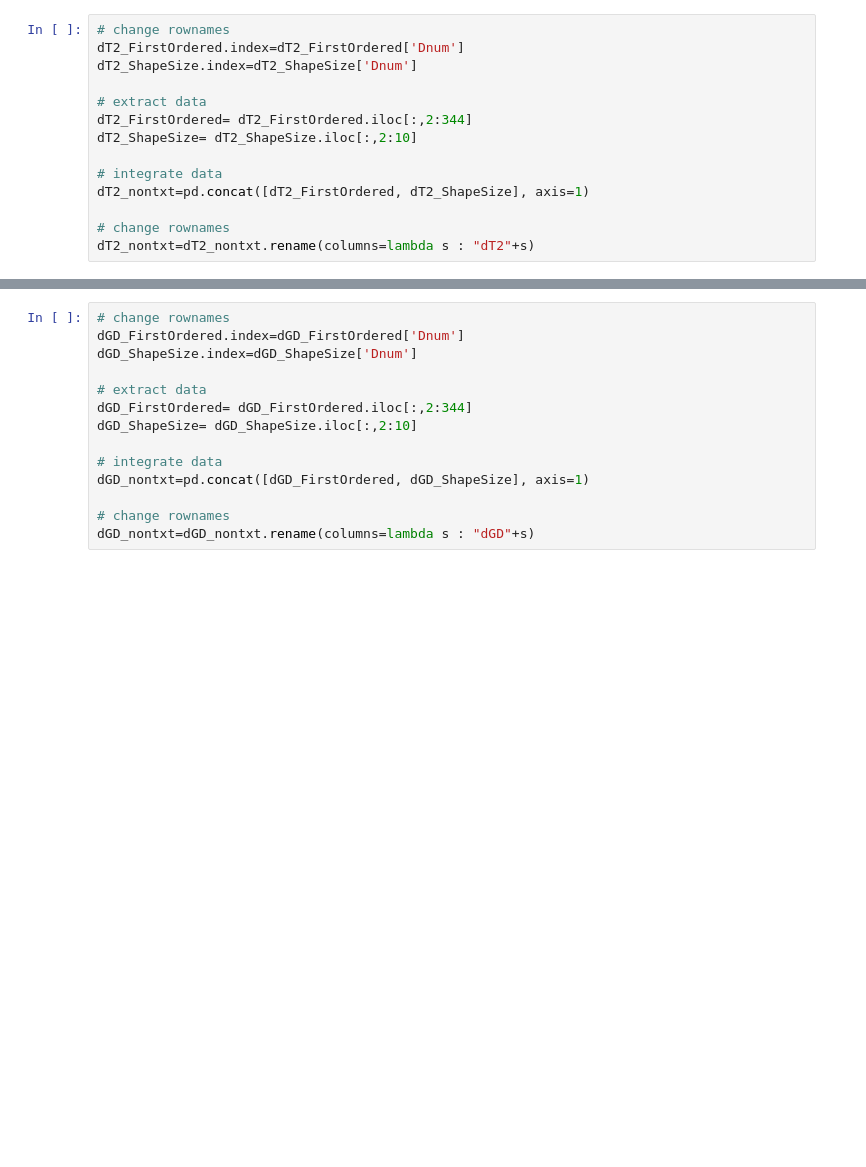
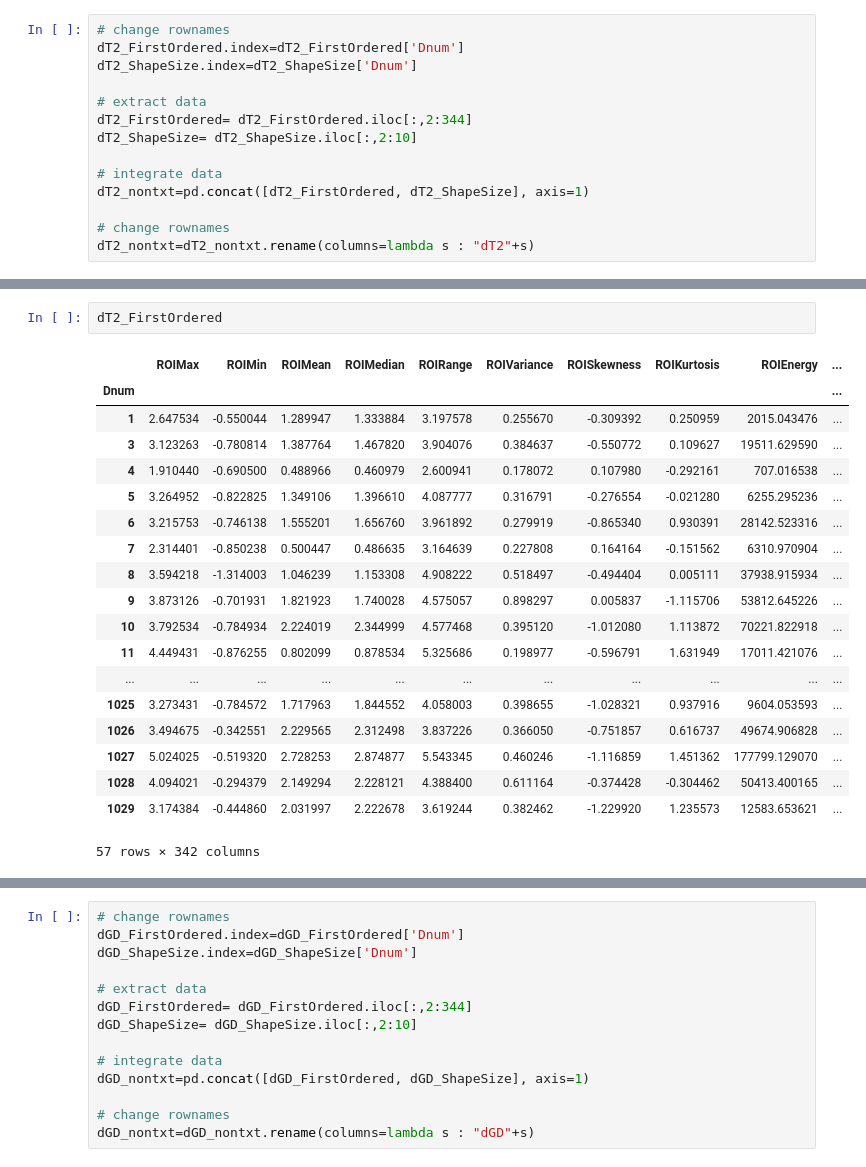
Before and after one commit to satoc1907/Radiomics_Chordoma_and_Chondrosarcoma, a Jupyter notebook: jupyter/Feature_selection.ipynb.ipynb, the cells around one changed output, grey strips where cells are left out. Cells and saved outputs as stored; diff of their text form; blank space fills up the shorter version.

```diff
--- a/jupyter/Feature_selection.ipynb.ipynb
+++ b/jupyter/Feature_selection.ipynb.ipynb
@@ -184,0 +396,22 @@ dT2_nontxt=dT2_nontxt.rename(columns=lambda s : "dT2"+s)
+# %%
+dT2_FirstOrdered
+# %% [output]
+|  | ROIMax | ROIMin | ROIMean | ROIMedian | ROIRange | ROIVariance | ROISkewness | ROIKurtosis | ROIEnergy | ... |
+| Dnum |  |  |  |  |  |  |  |  |  | ... |
+| 1 | 2.647534 | -0.550044 | 1.289947 | 1.333884 | 3.197578 | 0.255670 | -0.309392 | 0.250959 | 2015.043476 | ... |
+| 3 | 3.123263 | -0.780814 | 1.387764 | 1.467820 | 3.904076 | 0.384637 | -0.550772 | 0.109627 | 19511.629590 | ... |
+| 4 | 1.910440 | -0.690500 | 0.488966 | 0.460979 | 2.600941 | 0.178072 | 0.107980 | -0.292161 | 707.016538 | ... |
+| 5 | 3.264952 | -0.822825 | 1.349106 | 1.396610 | 4.087777 | 0.316791 | -0.276554 | -0.021280 | 6255.295236 | ... |
+| 6 | 3.215753 | -0.746138 | 1.555201 | 1.656760 | 3.961892 | 0.279919 | -0.865340 | 0.930391 | 28142.523316 | ... |
+| 7 | 2.314401 | -0.850238 | 0.500447 | 0.486635 | 3.164639 | 0.227808 | 0.164164 | -0.151562 | 6310.970904 | ... |
+| 8 | 3.594218 | -1.314003 | 1.046239 | 1.153308 | 4.908222 | 0.518497 | -0.494404 | 0.005111 | 37938.915934 | ... |
+| 9 | 3.873126 | -0.701931 | 1.821923 | 1.740028 | 4.575057 | 0.898297 | 0.005837 | -1.115706 | 53812.645226 | ... |
+| 10 | 3.792534 | -0.784934 | 2.224019 | 2.344999 | 4.577468 | 0.395120 | -1.012080 | 1.113872 | 70221.822918 | ... |
+| 11 | 4.449431 | -0.876255 | 0.802099 | 0.878534 | 5.325686 | 0.198977 | -0.596791 | 1.631949 | 17011.421076 | ... |
+| ... | ... | ... | ... | ... | ... | ... | ... | ... | ... | ... |
+| 1025 | 3.273431 | -0.784572 | 1.717963 | 1.844552 | 4.058003 | 0.398655 | -1.028321 | 0.937916 | 9604.053593 | ... |
+| 1026 | 3.494675 | -0.342551 | 2.229565 | 2.312498 | 3.837226 | 0.366050 | -0.751857 | 0.616737 | 49674.906828 | ... |
+| 1027 | 5.024025 | -0.519320 | 2.728253 | 2.874877 | 5.543345 | 0.460246 | -1.116859 | 1.451362 | 177799.129070 | ... |
+| 1028 | 4.094021 | -0.294379 | 2.149294 | 2.228121 | 4.388400 | 0.611164 | -0.374428 | -0.304462 | 50413.400165 | ... |
+| 1029 | 3.174384 | -0.444860 | 2.031997 | 2.222678 | 3.619244 | 0.382462 | -1.229920 | 1.235573 | 12583.653621 | ... |
+57 rows × 342 columns
```
Also changed, not shown: parts of 29 cells of this notebook.
